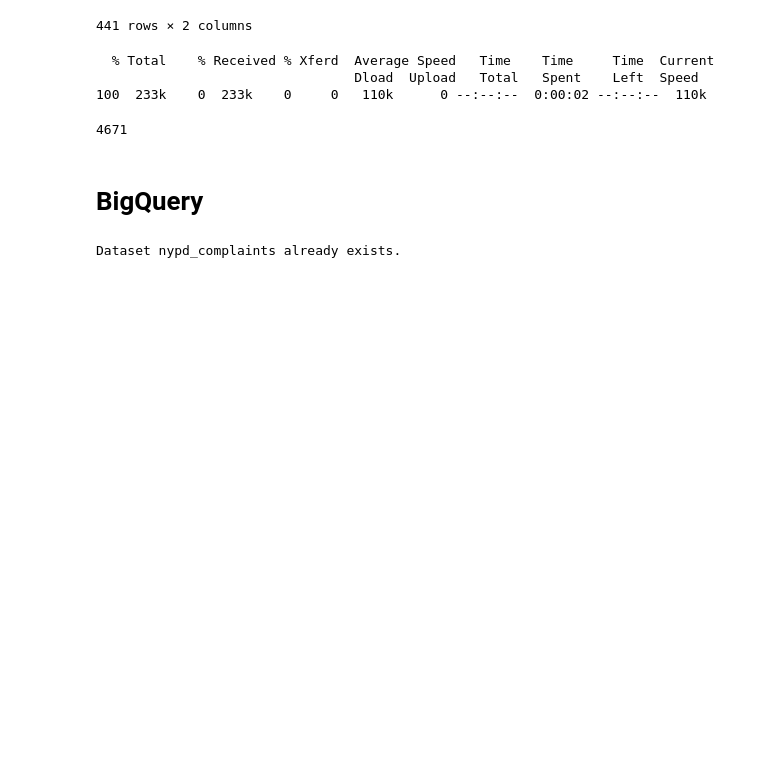
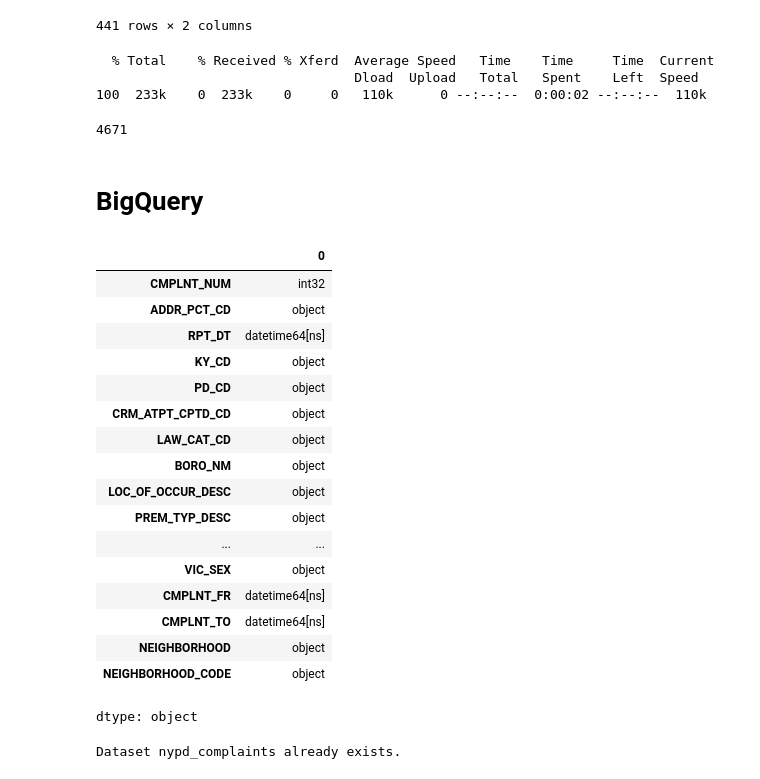
Before and after one commit to ipeirotis-org/datasets, a Jupyter notebook: NYPD_Complaint/NYPD.ipynb, the cells around one changed output. Cells and saved outputs as stored; diff of their text form; code cells hidden in the pictures; blank space fills up the shorter version.

```diff
--- a/NYPD_Complaint/NYPD.ipynb
+++ b/NYPD_Complaint/NYPD.ipynb
@@ -1225,6 +1225,27 @@ penal_code_df.to_sql(
 4671
 # %% [markdown]
 # BigQuery
+# %%
+df.dtypes
+# %% [output]
+|  | 0 |
+| CMPLNT_NUM | int32 |
+| ADDR_PCT_CD | object |
+| RPT_DT | datetime64[ns] |
+| KY_CD | object |
+| PD_CD | object |
+| CRM_ATPT_CPTD_CD | object |
+| LAW_CAT_CD | object |
+| BORO_NM | object |
+| LOC_OF_OCCUR_DESC | object |
+| PREM_TYP_DESC | object |
+| ... | ... |
+| VIC_SEX | object |
+| CMPLNT_FR | datetime64[ns] |
+| CMPLNT_TO | datetime64[ns] |
+| NEIGHBORHOOD | object |
+| NEIGHBORHOOD_CODE | object |
+dtype: object
 # %%
 !pip install -q google-cloud-bigquery pandas-gbq
 
```
Also changed, not shown: parts of 4 cells of this notebook.
